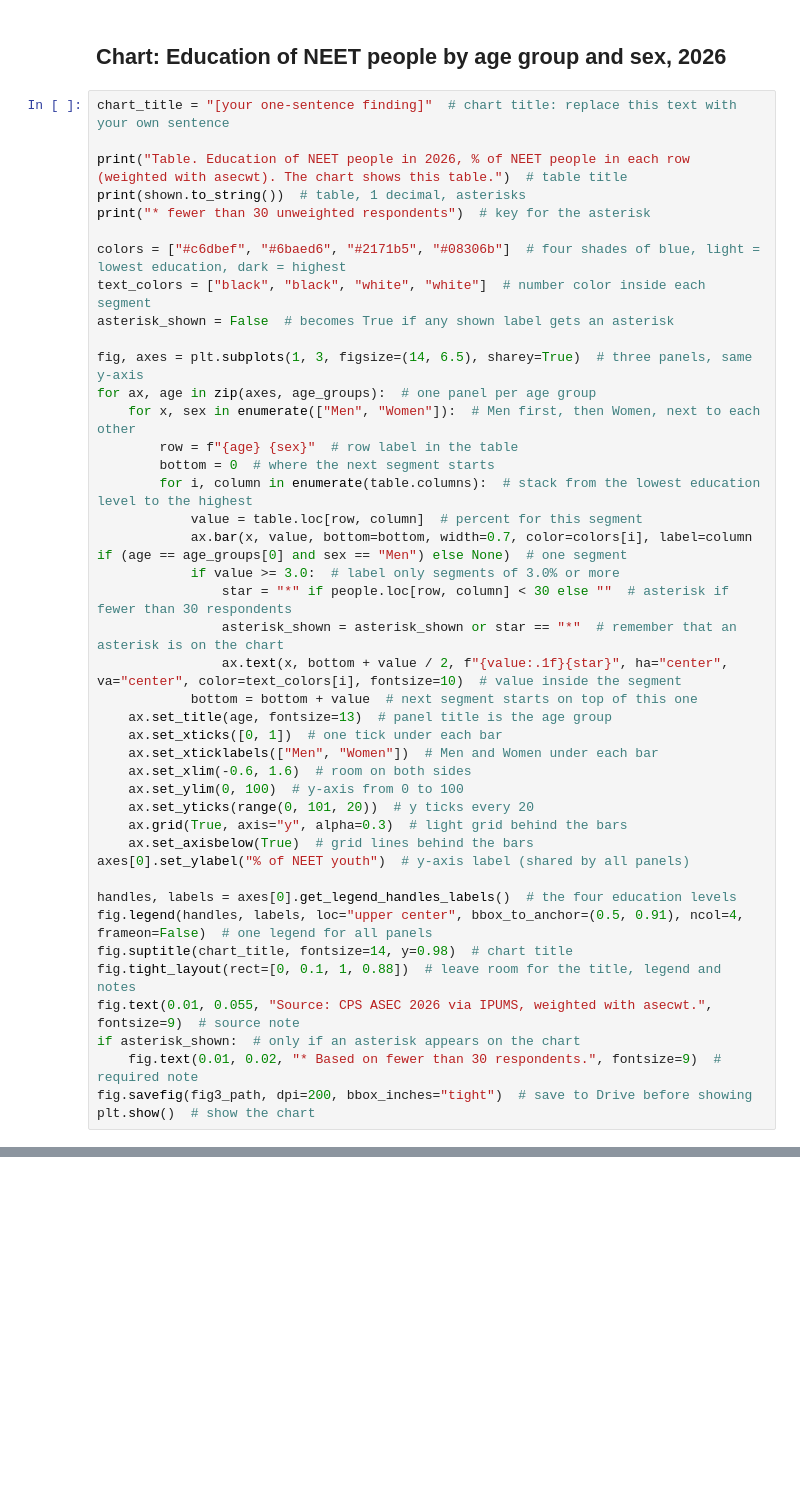
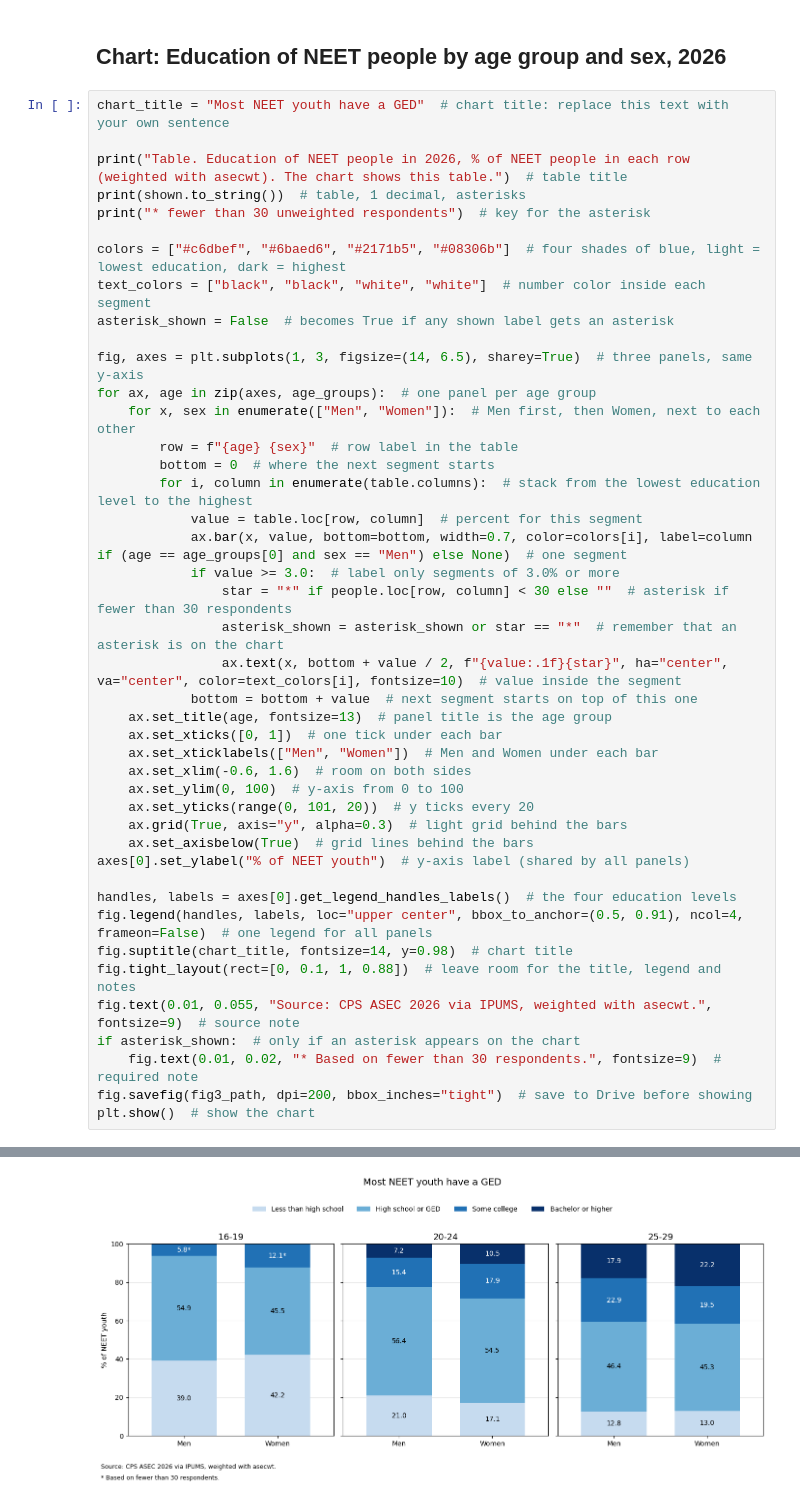
Before and after one commit to Tbhanu7/NEET_research_project, a Jupyter notebook: neet3.ipynb, the cells around one changed output, grey strips where cells are left out. Saved outputs shown, nothing was run; the diff lists cells and outputs as text; blank space fills up the shorter version.

```diff
--- a/neet3.ipynb
+++ b/neet3.ipynb
@@ -68,7 +88,7 @@ print(people.to_string())  # counts, same layout
 # %% [markdown]
 ## Chart: Education of NEET people by age group and sex, 2026
 # %%
-chart_title = "[your one-sentence finding]"  # chart title: replace this text with your own sentence
+chart_title = "Most NEET youth have a GED"  # chart title: replace this text with your own sentence
 
 print("Table. Education of NEET people in 2026, % of NEET people in each row (weighted with asecwt). The chart shows this table.")  # table title
 print(shown.to_string())  # table, 1 decimal, asterisks
@@ -110,3 +130,4 @@ if asterisk_shown:  # only if an asterisk appears on the chart
     fig.text(0.01, 0.02, "* Based on fewer than 30 respondents.", fontsize=9)  # required note
 fig.savefig(fig3_path, dpi=200, bbox_inches="tight")  # save to Drive before showing
 plt.show()  # show the chart
+# %% [output]
@@ -112,0 +143 @@ plt.show()  # show the chart
+[figure, added]
```
Also changed, not shown: parts of 3 cells of this notebook.
